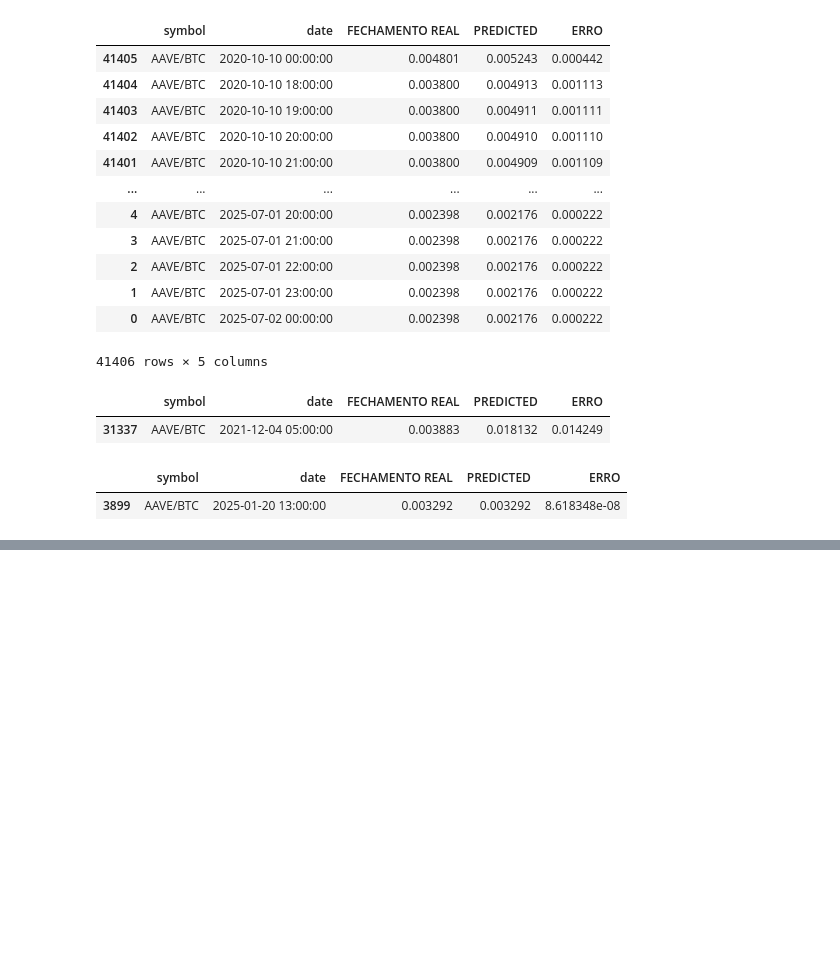
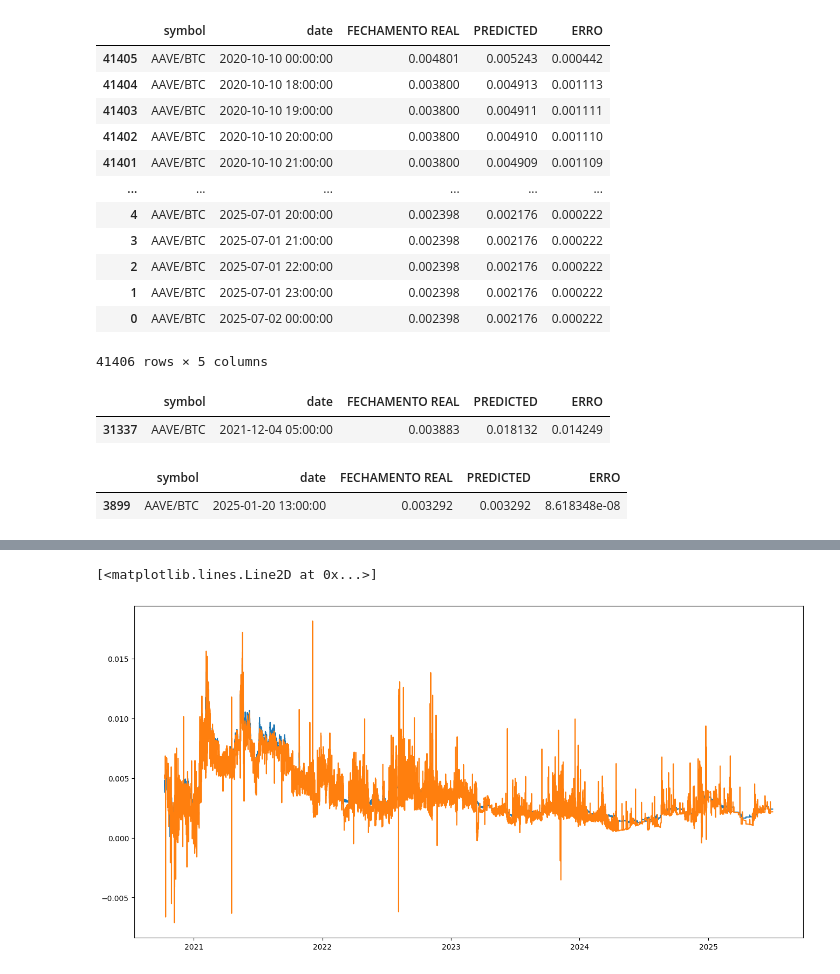
Before and after one commit to HigorFerreira/trabalho-final-pos-ia-mod-1, a Jupyter notebook: mlp_regressor_tests.ipynb, the cells around one changed output, grey strips where cells are left out. Saved outputs shown, nothing was run; the diff lists cells and outputs as text; code cells hidden in the pictures; blank space fills up the shorter version.

```diff
--- a/mlp_regressor_tests.ipynb
+++ b/mlp_regressor_tests.ipynb
@@ -110,0 +100,7 @@ ModuleNotFoundError: No module named 'matplotlib'
+# %%
+plt.figure(figsize=(16, 8))
+plt.plot(dff['date'], dff['PREDICTED'], label='Predição')
+plt.plot(dff['date'], dff['FECHAMENTO REAL'], label='Valor real')
+# %% [output]
+[<matplotlib.lines.Line2D at 0x...>]
+[figure, added]
```
Also changed, not shown: parts of 4 cells of this notebook, 3 other files.
